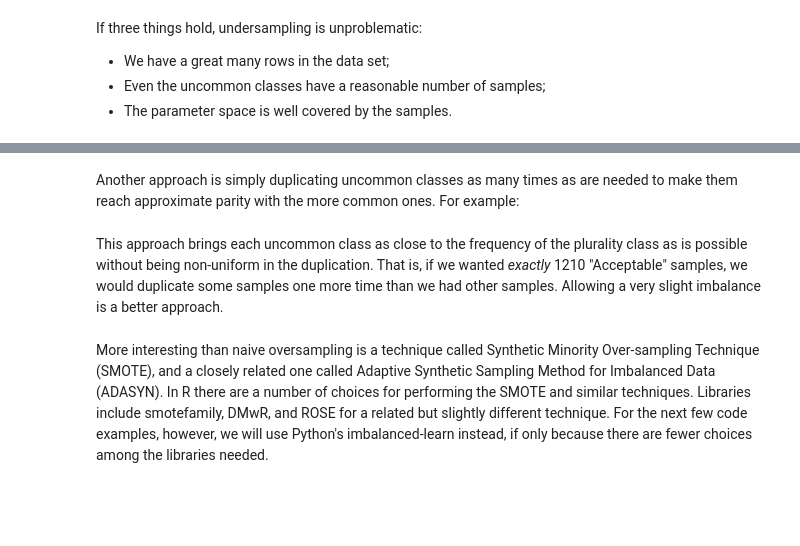
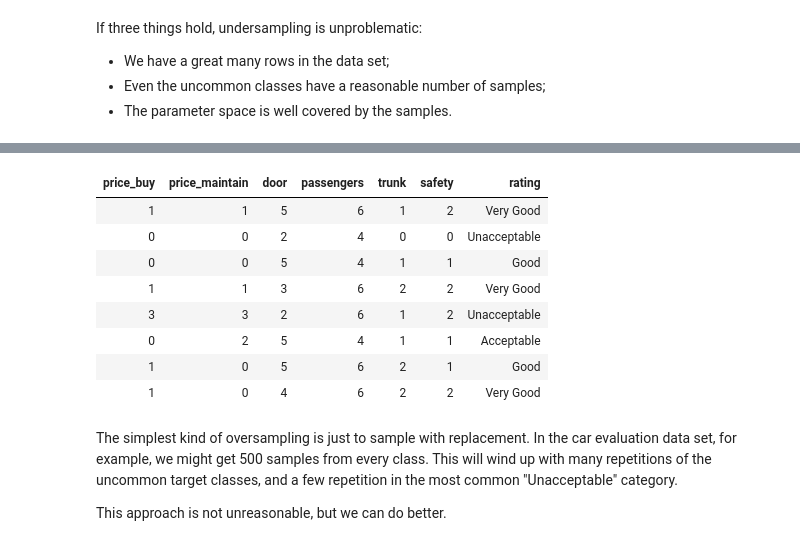
Before and after one commit to DavidMertz/CleaningDataVideo, a Jupyter notebook: Value_Imputation.ipynb, the cells around one changed output, grey strips where cells are left out. Drawn from its saved outputs; the diff is of its cells as text; code cells hidden in the pictures; blank space fills up the shorter version.

```diff
--- a/Value_Imputation.ipynb
+++ b/Value_Imputation.ipynb
@@ -775,6 +797,0 @@ Let us look at a data set that uses actual categorical values rather than artifi
-# %%
-%%capture --no-stdout err
-%%R
-cars <- read_csv('data/cars.csv',
-                 col_types = cols("i", "i", "i", "i", "i", "i", "f"))
-cars
@@ -851,21 +845,20 @@ In concept, we could use extra code to do something somewhat more "fair".  We wo
-# %% [markdown]
-Another approach is simply duplicating uncommon classes as many times as are needed to make them reach approximate parity with the more common ones.  For example:
-# %%
-# Read the raw data and count most common rating
-cars = pd.read_csv('data/cars.csv')
-cars2 = cars.copy()  # Modify a copy of DataFrame
-most_common = max(cars2.rating.value_counts())
-
-for rating in cars2.rating.unique():
-    # A DataFrame of only one rating class
-    rating_class = cars2[cars2.rating == rating]
-    # Duplicate one less than overshooting most_common
-    num_dups = (most_common // len(rating_class)) - 1
-    for _ in range(num_dups):
-        cars2 = pd.concat([cars2, rating_class])
-
-cars2.rating.value_counts()
-# %% [markdown]
-This approach brings each uncommon class as close to the frequency of the plurality class as is possible without being non-uniform in the duplication.  That is, if we wanted *exactly* 1210 "Acceptable" samples, we would duplicate some samples one more time than we had other samples.  Allowing a very slight imbalance is a better approach.
-# %% [markdown]
-More interesting than naive oversampling is a technique called Synthetic Minority Over-sampling Technique (SMOTE), and a closely related one called Adaptive Synthetic Sampling Method for Imbalanced Data (ADASYN).  In R there are a number of choices for performing the SMOTE and similar techniques.  Libraries include smotefamily, DMwR, and ROSE for a related but slightly different technique.  For the next few code examples, however, we will use Python's imbalanced-learn instead, if only because there are fewer choices among the libraries needed.
+# %%
+large_sample = pl.concat(
+    [part.sample(500, with_replacement=True)
+     for part in cars.partition_by(by="rating")]
+)
+GT(large_sample.sample(8))
+# %% [output]
+| price_buy | price_maintain | door | passengers | trunk | safety | rating |
+| 1 | 1 | 5 | 6 | 1 | 2 | Very Good |
+| 0 | 0 | 2 | 4 | 0 | 0 | Unacceptable |
+| 0 | 0 | 5 | 4 | 1 | 1 | Good |
+| 1 | 1 | 3 | 6 | 2 | 2 | Very Good |
+| 3 | 3 | 2 | 6 | 1 | 2 | Unacceptable |
+| 0 | 2 | 5 | 4 | 1 | 1 | Acceptable |
+| 1 | 0 | 5 | 6 | 2 | 1 | Good |
+| 1 | 0 | 4 | 6 | 2 | 2 | Very Good |
+# %% [markdown]
+The simplest kind of oversampling is just to sample with replacement.  In the car evaluation data set, for example, we might get 500 samples from every class.  This will wind up with many repetitions of the uncommon target classes, and a few repetition in the most common "Unacceptable" category.
+
+This approach is not unreasonable, but we can do better.
```
Also changed, not shown: parts of 62 cells of this notebook, 1 other file.
